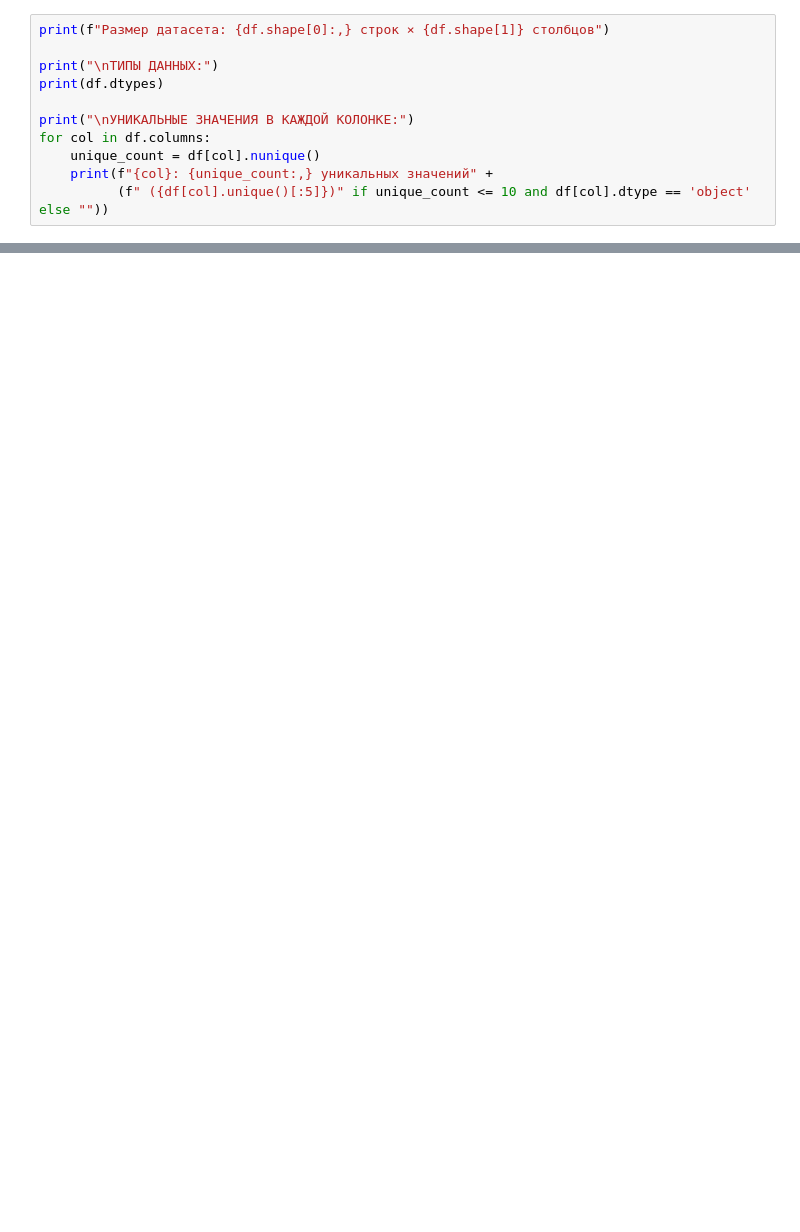
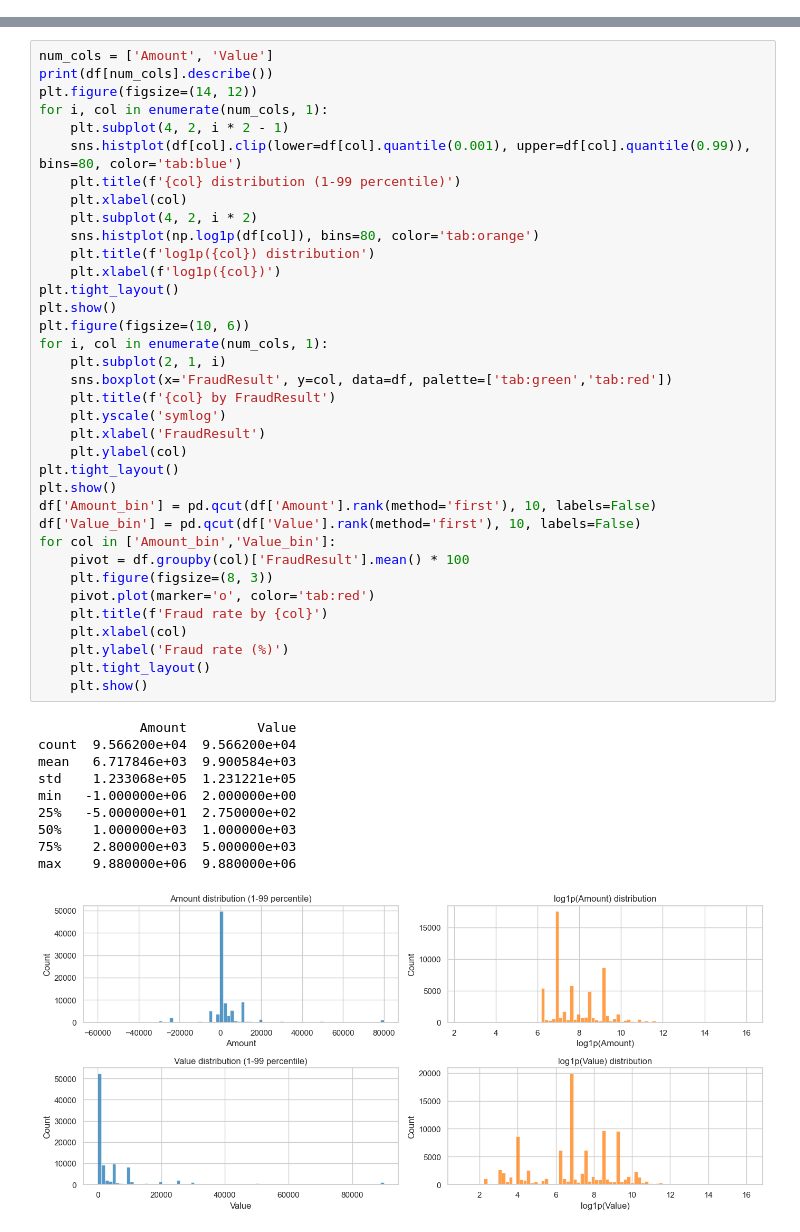
Before and after one commit to 1gfgh/fraud_detection, a Jupyter notebook: EDA/EDA.ipynb, the cells around one changed output, grey strips where cells are left out. Drawn from its saved outputs; the diff is of its cells as text; blank space fills up the shorter version.

```diff
--- a/EDA/EDA.ipynb
+++ b/EDA/EDA.ipynb
@@ -98,11 +0,0 @@ FlaggedFraud - это параметр, сильно зависящий от б
-# %%
-print(f"Размер датасета: {df.shape[0]:,} строк × {df.shape[1]} столбцов")
-
-print("\nТИПЫ ДАННЫХ:")
-print(df.dtypes)
-
-print("\nУНИКАЛЬНЫЕ ЗНАЧЕНИЯ В КАЖДОЙ КОЛОНКЕ:")
-for col in df.columns:
-    unique_count = df[col].nunique()
-    print(f"{col}: {unique_count:,} уникальных значений" +
-          (f" ({df[col].unique()[:5]})" if unique_count <= 10 and df[col].dtype == 'object' else ""))
@@ -1906,0 +222,47 @@ Epoch 9/20:
+# %%
+num_cols = ['Amount', 'Value']
+print(df[num_cols].describe())
+plt.figure(figsize=(14, 12))
+for i, col in enumerate(num_cols, 1):
+    plt.subplot(4, 2, i * 2 - 1)
+    sns.histplot(df[col].clip(lower=df[col].quantile(0.001), upper=df[col].quantile(0.99)), bins=80, color='tab:blue')
+    plt.title(f'{col} distribution (1-99 percentile)')
+    plt.xlabel(col)
+    plt.subplot(4, 2, i * 2)
+    sns.histplot(np.log1p(df[col]), bins=80, color='tab:orange')
+    plt.title(f'log1p({col}) distribution')
+    plt.xlabel(f'log1p({col})')
+plt.tight_layout()
+plt.show()
+plt.figure(figsize=(10, 6))
+for i, col in enumerate(num_cols, 1):
+    plt.subplot(2, 1, i)
+    sns.boxplot(x='FraudResult', y=col, data=df, palette=['tab:green','tab:red'])
+    plt.title(f'{col} by FraudResult')
+    plt.yscale('symlog')
+    plt.xlabel('FraudResult')
+    plt.ylabel(col)
+plt.tight_layout()
+plt.show()
+df['Amount_bin'] = pd.qcut(df['Amount'].rank(method='first'), 10, labels=False)
+df['Value_bin'] = pd.qcut(df['Value'].rank(method='first'), 10, labels=False)
+for col in ['Amount_bin','Value_bin']:
+    pivot = df.groupby(col)['FraudResult'].mean() * 100
+    plt.figure(figsize=(8, 3))
+    pivot.plot(marker='o', color='tab:red')
+    plt.title(f'Fraud rate by {col}')
+    plt.xlabel(col)
+    plt.ylabel('Fraud rate (%)')
+    plt.tight_layout()
+    plt.show()
+# %% [output]
+             Amount         Value
+count  9.566200e+04  9.566200e+04
+mean   6.717846e+03  9.900584e+03
+std    1.233068e+05  1.231221e+05
+min   -1.000000e+06  2.000000e+00
+25%   -5.000000e+01  2.750000e+02
+50%    1.000000e+03  1.000000e+03
+75%    2.800000e+03  5.000000e+03
+max    9.880000e+06  9.880000e+06
+[figure, added]
```
Also changed, not shown: parts of 116 cells of this notebook, 1 other file.
